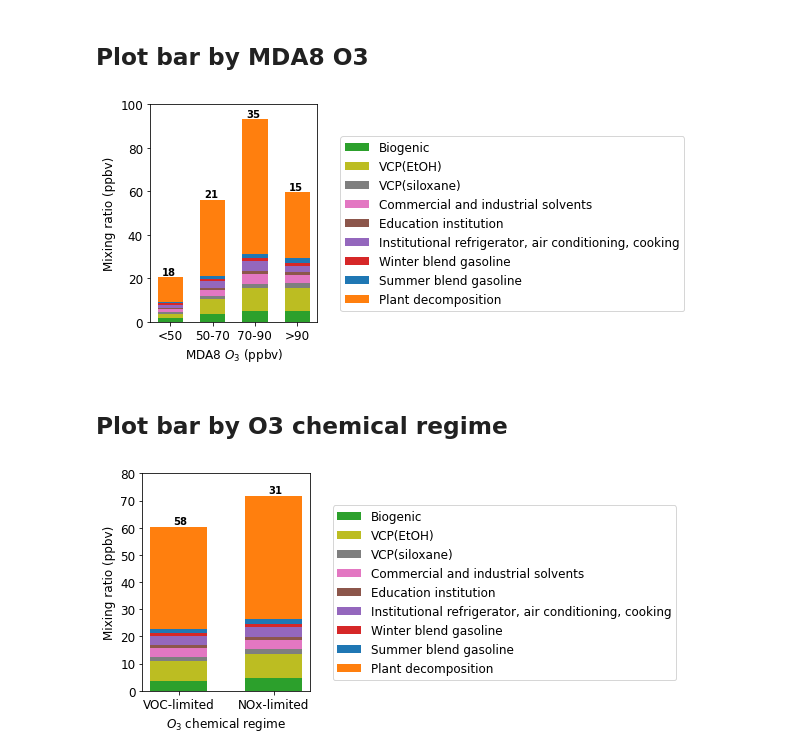
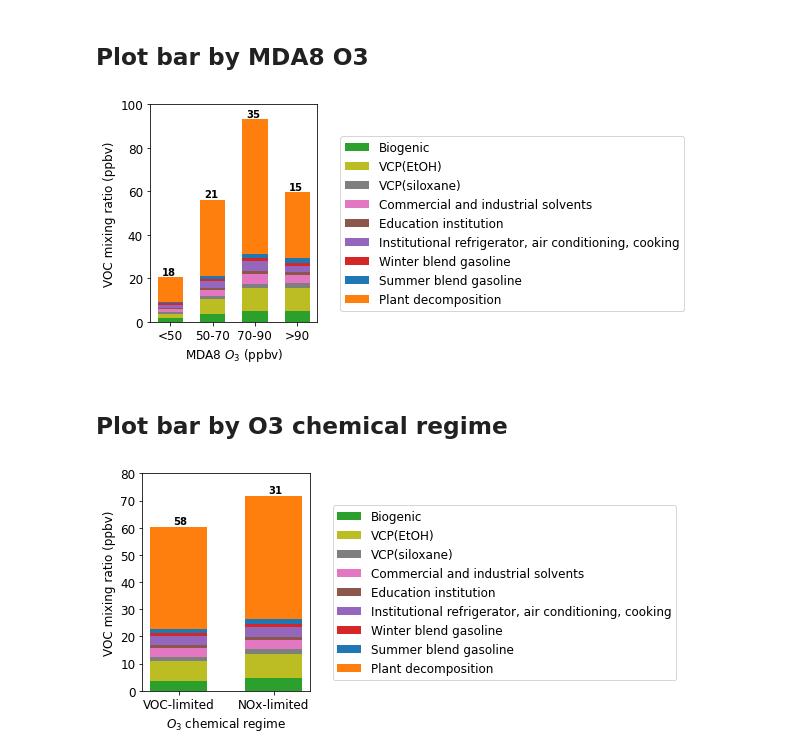
Before and after one commit to shenglun7/VOC_RECAP, a Jupyter notebook: code/script/plot_pmf_source_conc_vs_O3.ipynb, the cells around one changed output. Saved outputs shown, nothing was run; the diff lists cells and outputs as text; code cells hidden in the pictures.

```diff
--- a/code/script/plot_pmf_source_conc_vs_O3.ipynb
+++ b/code/script/plot_pmf_source_conc_vs_O3.ipynb
@@ -66,35 +66,35 @@ df_plot = df_source_conc_merge
 
 # bin by MDA8 O3 50,70,90
 df_plot['MDA8_bin'] = pd.cut(df_plot['MDA8'], bins=[0,50,70,90,120],
                              labels=['<50','50-70','70-90','>90'])
 df_plot_bin = df_plot.groupby('MDA8_bin').mean()
 df_plot_bin = df_plot_bin[['Biogenic','VCP(EtOH)','VCP(siloxane)','Commercial and industrial solvents','Education institution','Institutional refrigerator, air conditioning, cooking','Winter blend gasoline','Summer blend gasoline','Plant decomposition']]
 color_new = ['#2ca02c','#bcbd22','#7f7f7f','#e377c2','#8c564b','#9467bd','#d62728','#1f77b4','#ff7f0e']
 
 # set text size
 plt.rcParams.update({'font.size': 12})
 
 fig, ax=plt.subplots(1, figsize=(3, 4))
 
 x = df_plot_bin.index
 bottom = np.zeros(len(x))
 
 for i in np.arange(0,9,1):
     ax.bar(x, df_plot_bin.iloc[:,i], width=0.6,
            bottom=bottom, label=df_plot_bin.columns[i], color=color_new[i])
     bottom = bottom + df_plot_bin.iloc[:,i]
 
 sample_size = df_plot.groupby('MDA8_bin').count().iloc[:,0]
 for j in range(4):
     ax.text(j-0.2, bottom[j]+1, str(sample_size[j]), fontsize=10, fontweight='bold')
 
 ax.set_ylim(0,100)
 ax.legend(bbox_to_anchor=(1.1, 0.88))
 ax.set_xlabel('MDA8 $O_3$ (ppbv)')
-ax.set_ylabel('Mixing ratio (ppbv)')
+ax.set_ylabel('VOC mixing ratio (ppbv)')
 fig.savefig('../../result/bar_source_conc_vs_MDA8O3.png', dpi=1200, bbox_inches='tight',facecolor='white')
 # %% [output]
-[figure, old version]
+[figure, new version]
 # %% [markdown]
 ## Plot bar by O3 chemical regime
 # %%
@@ -120,7 +120,7 @@ for j in [1,0]:
 ax.set_ylim(0,80)
 ax.legend(bbox_to_anchor=(1.1, 0.88))
 ax.set_xlabel('$O_3$ chemical regime')
-ax.set_ylabel('Mixing ratio (ppbv)')
+ax.set_ylabel('VOC mixing ratio (ppbv)')
 fig.savefig('../../result/bar_source_conc_vs_O3_sensitivity.png', dpi=1200, bbox_inches='tight',facecolor='white')
 # %% [output]
-[figure, old version]
+[figure, new version]
```
Also changed, not shown: parts of 1 cell of this notebook.
